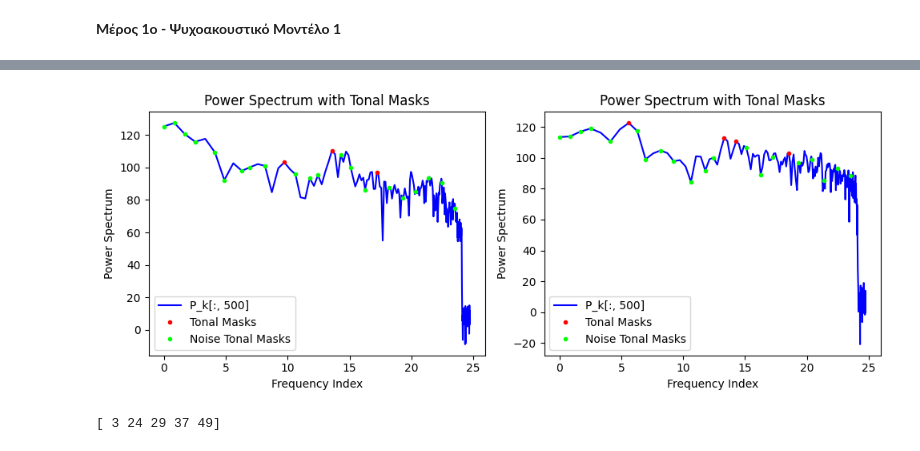
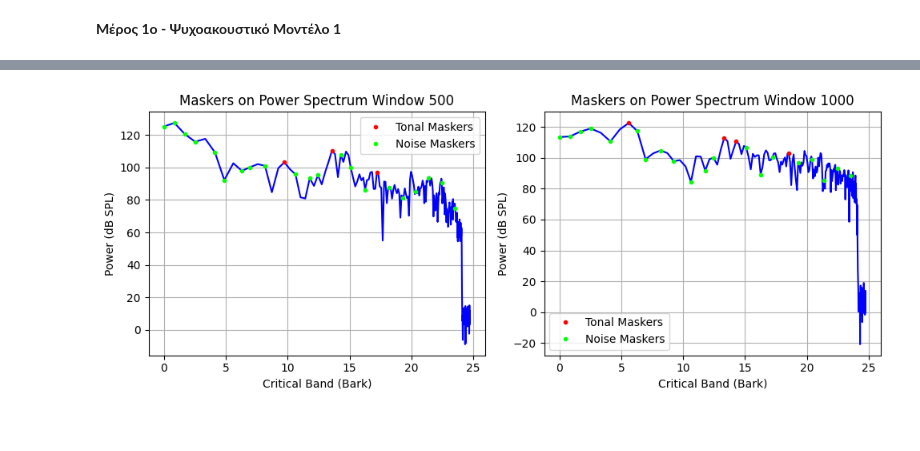
Before and after one commit to AlexGeorgantzas/DSP2024, a Jupyter notebook: Lab_02/Georgantzas_Skoulis_2.ipynb, the cells around one changed output, grey strips where cells are left out. Cells and saved outputs as stored; diff of their text form; code cells hidden in the pictures.

```diff
--- a/Lab_02/Georgantzas_Skoulis_2.ipynb
+++ b/Lab_02/Georgantzas_Skoulis_2.ipynb
@@ -251,36 +280,41 @@ P_NMc = np.load("./dsp24_material_lab2/P_NMc-24.npy")
 # Load P_TMc
 P_TMc = np.load("./dsp24_material_lab2/P_TMc-24.npy")
 # %%
+# 1.3
+
+# Plotting
 plt.figure(figsize=(10, 4))
 plt.subplot(1, 2, 1)
-plt.plot(bark_freqs, P_k[:, window_0], color='blue', label='P_k[:, 500]')
+plt.plot(bark_freqs, P_k[:, window_0], color='blue')
 # Overlay positions of tonal masks with red color
 mask_indices = np.where(P_TMc[:, window_0] != 0)[0]
 noise_mask_indices = np.where(P_NMc[:, window_0] != 0)[0]
-plt.plot(bark_freqs[mask_indices], P_k[mask_indices, window_0], 'ro', label='Tonal Masks', markersize=3)
-plt.plot(bark_freqs[noise_mask_indices], P_k[noise_mask_indices, window_0], 'o', color='lime', label='Noise Tonal Masks', markersize=3)
+plt.plot(bark_freqs[mask_indices], P_k[mask_indices, window_0], 'ro', label='Tonal Maskers', markersize=3)
+plt.plot(bark_freqs[noise_mask_indices], P_k[noise_mask_indices, window_0], 'o', color='lime', label='Noise Maskers', markersize=3)
 # Set labels and title
-plt.xlabel('Frequency Index')
-plt.ylabel('Power Spectrum')
-plt.title('Power Spectrum with Tonal Masks')
-# Add legend
+plt.xlabel('Critical Band (Bark)')
+plt.ylabel('Power (dB SPL)')
+plt.title('Maskers on Power Spectrum Window 500')
 plt.legend()
+plt.grid()
+# Add legend at bottom left
 
 plt.subplot(1, 2, 2)
-plt.plot(bark_freqs, P_k[:, window_1], color='blue', label='P_k[:, 500]')
+plt.plot(bark_freqs, P_k[:, window_1], color='blue')
 # Overlay positions of tonal masks with red color
 mask_indices = np.where(P_TMc[:, window_1] != 0)[0]
 noise_mask_indices = np.where(P_NMc[:, window_1] != 0)[0]
-plt.plot(bark_freqs[mask_indices], P_k[mask_indices, window_1], 'ro', label='Tonal Masks', markersize=3)
-plt.plot(bark_freqs[noise_mask_indices], P_k[noise_mask_indices, window_1], 'o', color='lime', label='Noise Tonal Masks', markersize=3)
+plt.plot(bark_freqs[mask_indices], P_k[mask_indices, window_1], 'ro', label='Tonal Maskers', markersize=3)
+plt.plot(bark_freqs[noise_mask_indices], P_k[noise_mask_indices, window_1], 'o', color='lime', label='Noise Maskers', markersize=3)
 # Set labels and title
-plt.xlabel('Frequency Index')
-plt.ylabel('Power Spectrum')
-plt.title('Power Spectrum with Tonal Masks')
-# Add legend
+plt.xlabel('Critical Band (Bark)')
+plt.ylabel('Power (dB SPL)')
+plt.title('Maskers on Power Spectrum Window 1000')
+# Add legend at bottom left
 plt.legend()
+plt.grid()
 # Show plot
 plt.tight_layout()
 plt.show()
 # %% [output]
-[figure, old version]
+[figure, new version]
@@ -335,8 +320,0 @@ def tone_threshold(j, P_tm, b):
-# %%
-#print(np.where(P_TMc[:, window_0] != 0)[0])
-#print(P_TMc.shape)
-discrete_coords = np.where(P_TMc[:, 0] > 0)[0]
-#print(P_TMc[:, 0])
-#print(discrete_coords)
-# %% [output]
-[ 3 24 29 37 49]
```
Also changed, not shown: parts of 19 cells of this notebook.
